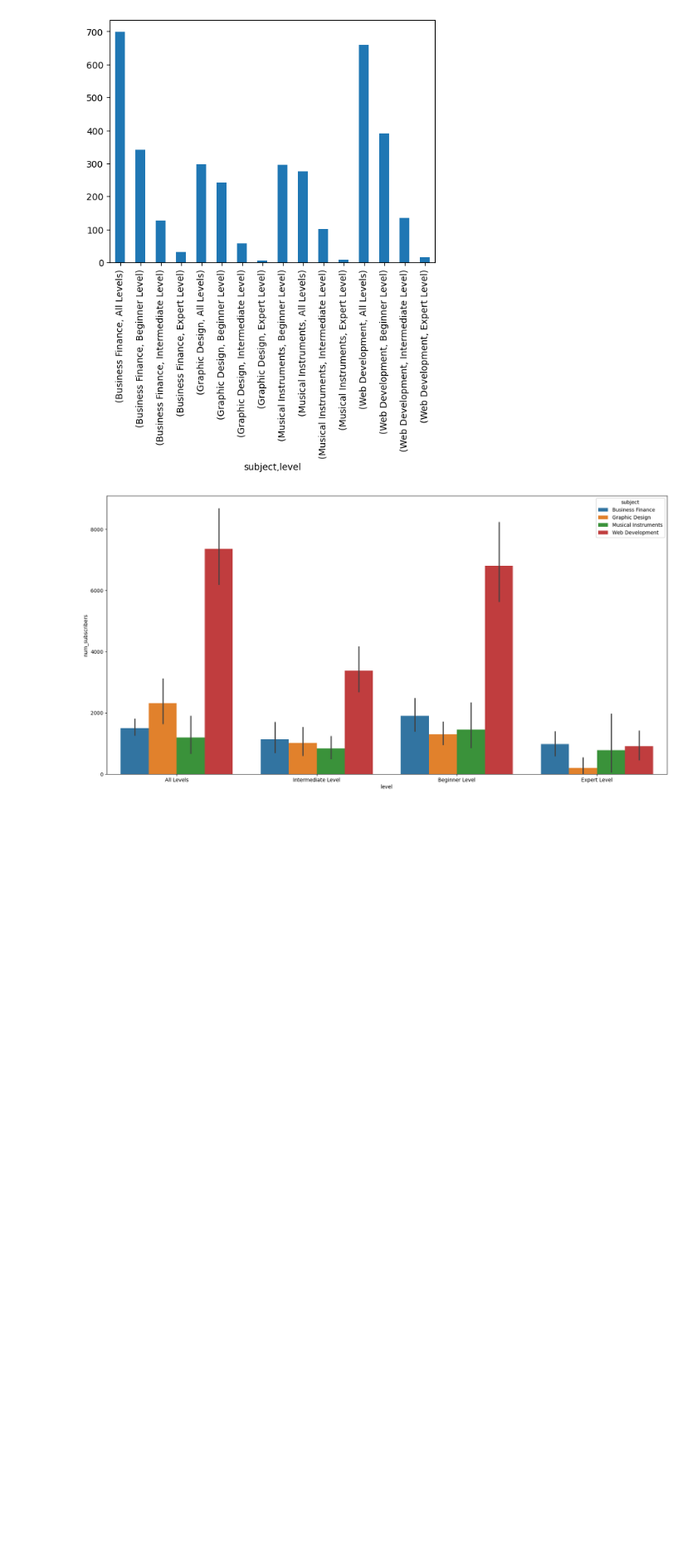
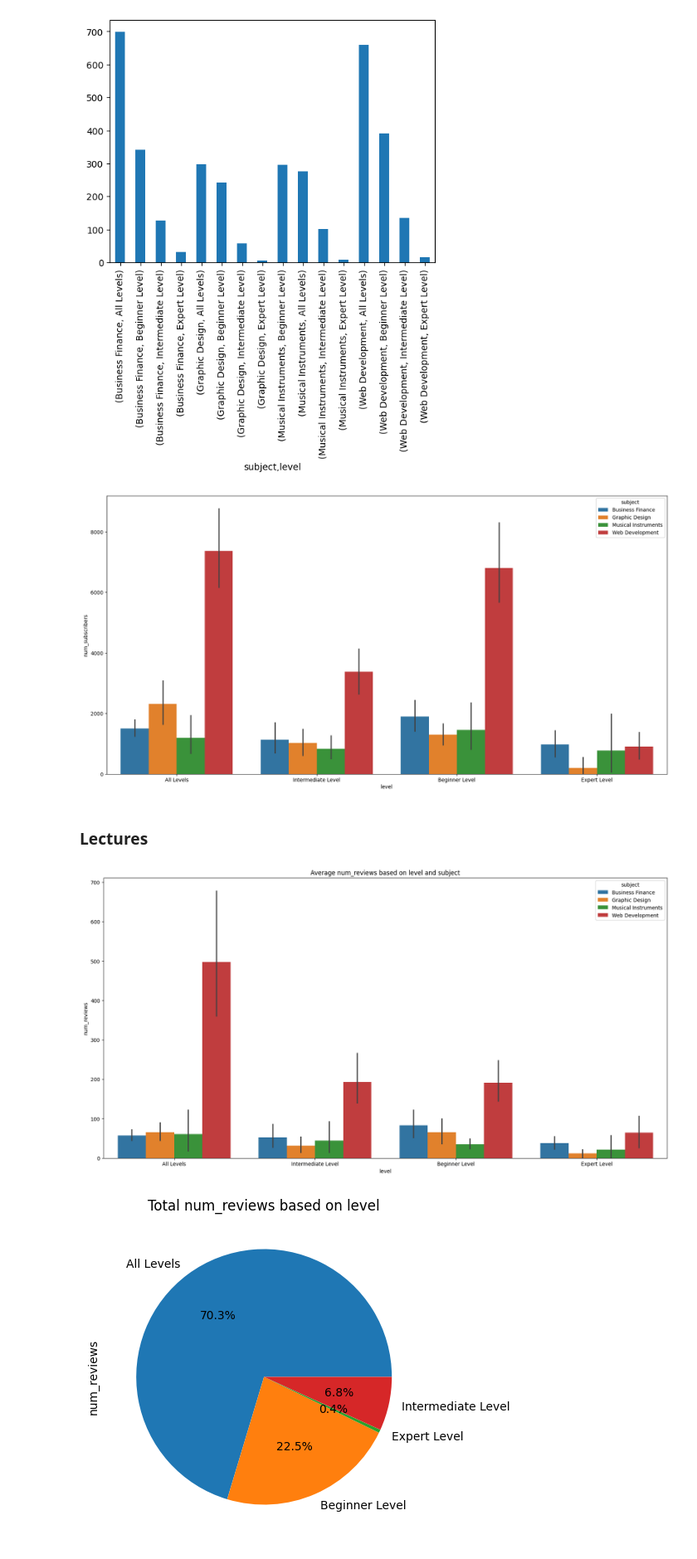
Before and after one commit to ahmedllshafiey/Udemy-Analysis, a Jupyter notebook: Udemy.ipynb, the cells around one changed output. Shown: that part at 83% size. Cells and saved outputs as stored; diff of their text form; code cells hidden in the pictures; blank space fills up the shorter version.

Commit message:
// Content: Lectures column analysis

```diff
--- a/Udemy.ipynb
+++ b/Udemy.ipynb
@@ -212,3 +212,22 @@ sns.barplot(data=df, x='level', y='num_subscribers', hue='subject')
 plt.show()
 # %% [output]
 [figure]
+# %% [markdown]
+### Lectures
+# %%
+def plot_draw(y):
+    plt.figure(figsize=(20,10))
+    sns.barplot(data=df, x='level', y=y, hue='subject')
+    plt.title('Average '+y+' based on level and subject')
+    plt.show()
+
+    plt.figure(figsize=(5,5))
+    df.groupby('level')[y].sum().plot(kind='pie', autopct='%1.1f%%')
+    plt.title('Total '+y+' based on level')
+    plt.show()
+# %%
+## number of reviews
+plot_draw('num_reviews')
+# %% [output]
+[figure, added]
+[figure, added]
```
Also changed, not shown: parts of 1 cell of this notebook.
